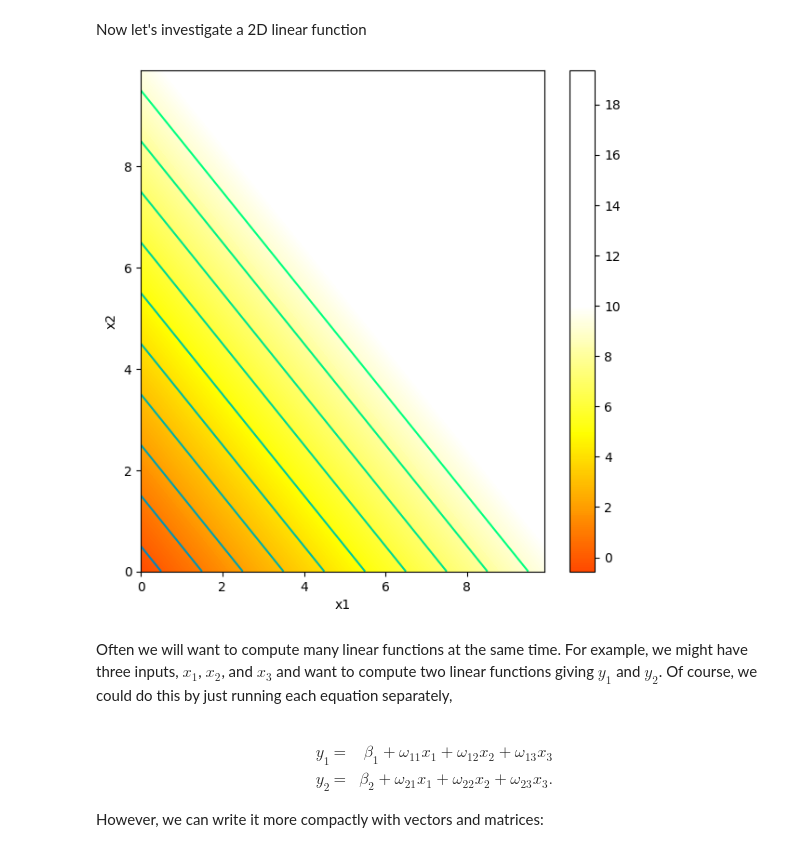
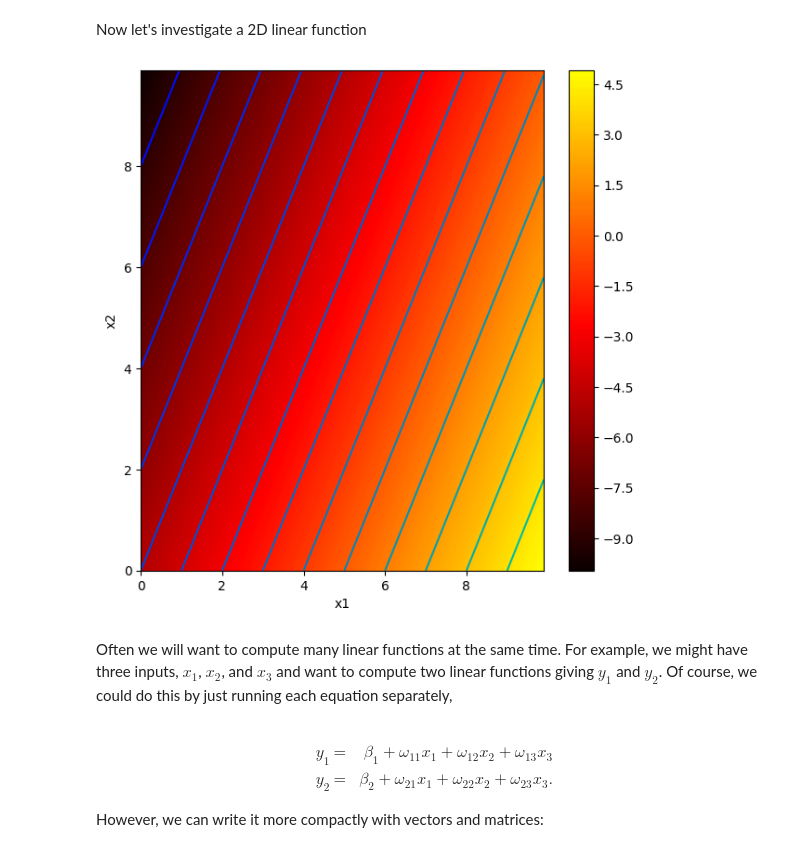
Before and after one commit to Greg-Saul/DL_HW, a Jupyter notebook: Notebooks/Chap01/1_1_BackgroundMathematics.ipynb, the cells around one changed output. Cells and saved outputs as stored; diff of their text form; code cells hidden in the pictures.

```diff
--- a/Notebooks/Chap01/1_1_BackgroundMathematics.ipynb
+++ b/Notebooks/Chap01/1_1_BackgroundMathematics.ipynb
@@ -70,44 +70,44 @@ def draw_2D_function(x1_mesh, x2_mesh, y):
 def linear_function_2D(x1,x2,beta,omega1,omega2):
   # y=β+ω1x1+ω2x2.
   # TODO -- replace the code line below with formula for 2D linear equation
-  y = beta + (omega1 * x1) + (omega2 + x2)
+  y = beta + (omega1 * x1) + (omega2 * x2)
 
   return y
 # %%
 # Plot the 2D function
 
 # Make 2D array of x and y points
 x1 = np.arange(0.0, 10.0, 0.1)
 x2 = np.arange(0.0, 10.0, 0.1)
 x1,x2 = np.meshgrid(x1,x2)  # https://www.geeksforgeeks.org/numpy-meshgrid-function/
 
 # Compute the 2D function for given values of omega1, omega2
-beta = 0; omega1 = 1.0; omega2 = -0.5
+beta = 0; omega1 = 1; omega2 = -0.5
 y  = linear_function_2D(x1,x2,beta, omega1, omega2)
 
 # Draw the function.
 # Color represents y value (brighter = higher value)
 # Black = -10 or less, White = +10 or more
 # 0 = mid orange
 # Lines are contours where value is equal
 draw_2D_function(x1,x2,y)
 
 # TODO
 # Predict what this plot will look like if you set omega_1 to zero
 # Change the code and see if you are right.
-# Guess: The lines will all shift down 5
+# Guess: The lines will all get more flat
 
 # TODO
 # Predict what this plot will look like if you set omega_2 to zero
 # Change the code and see if you are right.
-# Guess: The lines will get more steep
+# Guess: The lines will get more flat
 
 # TODO
 # Predict what this plot will look like if you set beta to -5
 # Change the code and see if you are correct
 # Guess: The lines will all shift down 5
 # %% [output]
-[figure, old version]
+[figure, new version]
 # %% [markdown]
 Often we will want to compute many linear functions at the same time.  For example, we might have three inputs, $x_1$, $x_2$, and $x_3$ and want to compute two linear functions giving $y_1$ and $y_2$. Of course, we could do this by just running each equation separately,<br><br>
 
```
Also changed, not shown: parts of 8 cells of this notebook.
